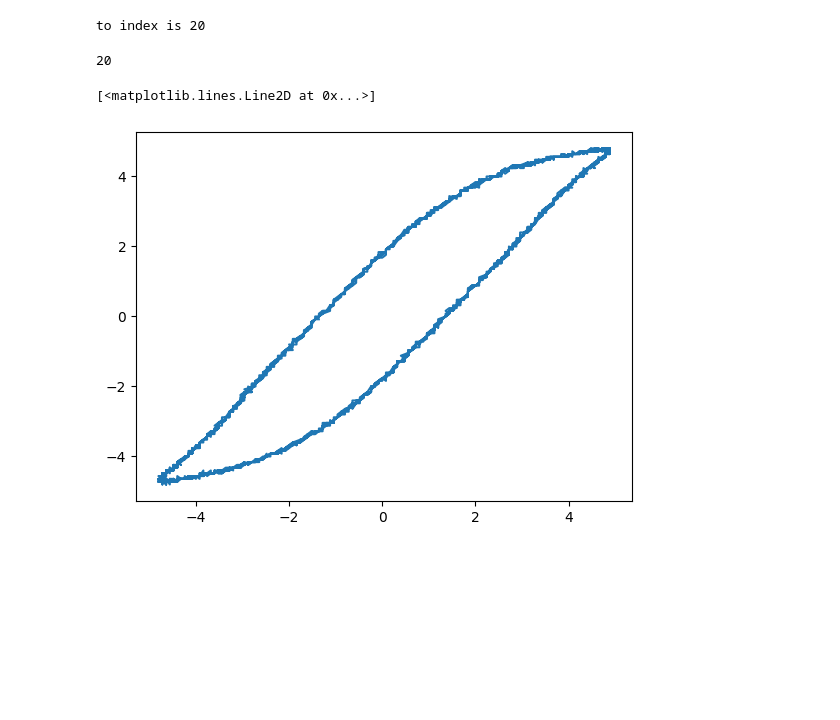
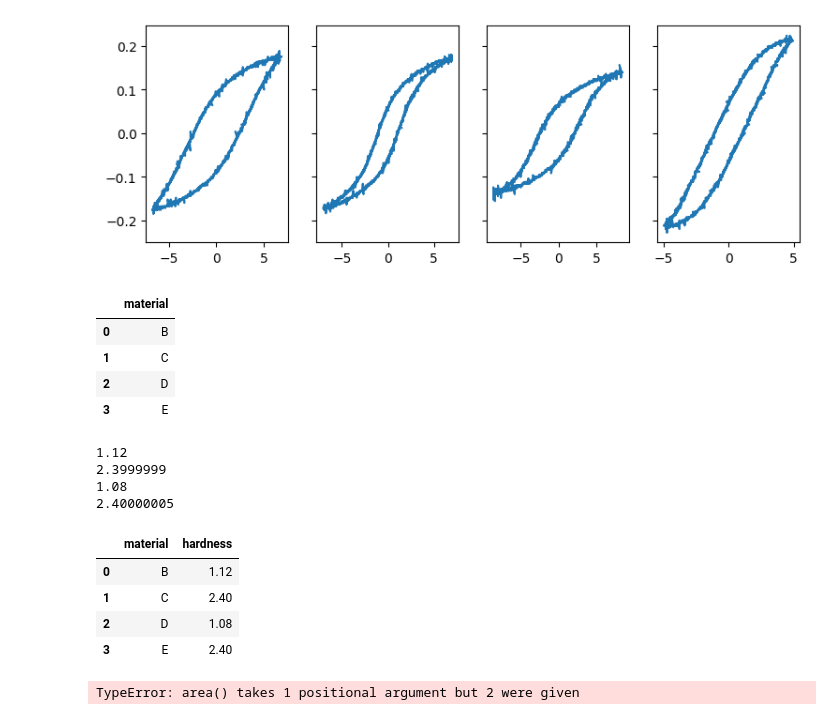
Before and after one commit to nilnil47/Lab-B, a Jupyter notebook: magnetisem/code/magnetise.ipynb, the cells around one changed output. Drawn from its saved outputs; the diff is of its cells as text; code cells hidden in the pictures; blank space fills up the shorter version.

```diff
--- a/magnetisem/code/magnetise.ipynb
+++ b/magnetisem/code/magnetise.ipynb
@@ -122,11 +9,64 @@ print(fit_params_y)
-# %%
-n = find_phase_shift(phase_df, fit_params_x[2], fit_params_y[2], fit_params_x[1])
-# %% [output]
-to index is 20
-20
-# %%
-x, y = fix_phase_shift(df, 20)
-plt.plot(x, y)
-# %% [output]
-[<matplotlib.lines.Line2D at 0x...>]
-[figure, removed]
+# %%
+b = lab_tools.load_data('../data/week2/B/B_alot.csv')
+c = lab_tools.load_data('../data/week2/C/C_3.csv')
+d = lab_tools.load_data('../data/week2/D/D_3.csv')
+e = lab_tools.load_data('../data/week2/E/E_3.csv')
+materials = {
+    'B': b,
+    'C': c,
+    'D': d,
+    'E': e
+}
+# %%
+lab_tools.show_multiple_graphs(materials)
+# %% [output]
+[figure, added]
+# %%
+## get the hardness of the material
+materials_properties = pd.DataFrame(
+    {'material': ['B', 'C', 'D', 'E'],}
+)
+materials_properties
+# %% [output]
+|  | material |
+| 0 | B |
+| 1 | C |
+| 2 | D |
+| 3 | E |
+# %%
+# find hardness of the materials
+def find_hardness(xaxis,yaxis):
+    positivezero,negativezero = lab_tools.findzeros(xaxis,yaxis)
+    v = abs(positivezero[0] - negativezero[0]) / 2
+    return v
+
+hardness_list_ = []
+for k,v in materials.items():
+    hardness_ = find_hardness(v['x'], v['y'])
+    print(hardness_)
+    hardness_list_.append(hardness_)
+materials_properties['hardness'] = hardness_list_
+
+materials_properties
+# %% [output]
+1.12
+2.3999999
+1.08
+2.40000005
+|  | material | hardness |
+| 0 | B | 1.12 |
+| 1 | C | 2.40 |
+| 2 | D | 1.08 |
+| 3 | E | 2.40 |
+# %%
+# find the area of the material
+area_list_ = []
+for k,v in materials.items():
+    area_ = lab_tools.polyarea(v['x'], v['y'])
+    print(area_)
+    area_list_.append(area_)
+materials_properties['power'] = area_list_
+
+materials_properties
+# %% [output]
+TypeError: area() takes 1 positional argument but 2 were given
```
Also changed, not shown: parts of 11 cells of this notebook, 3 other files.
